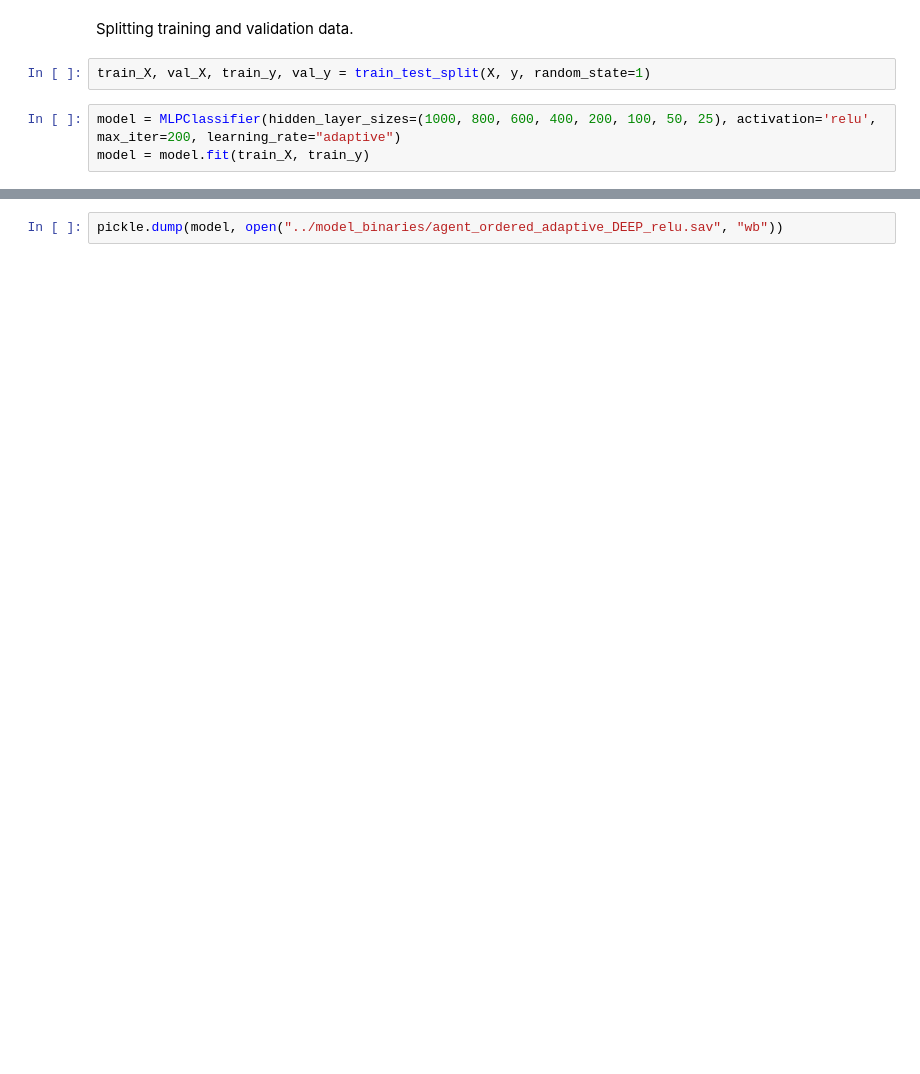
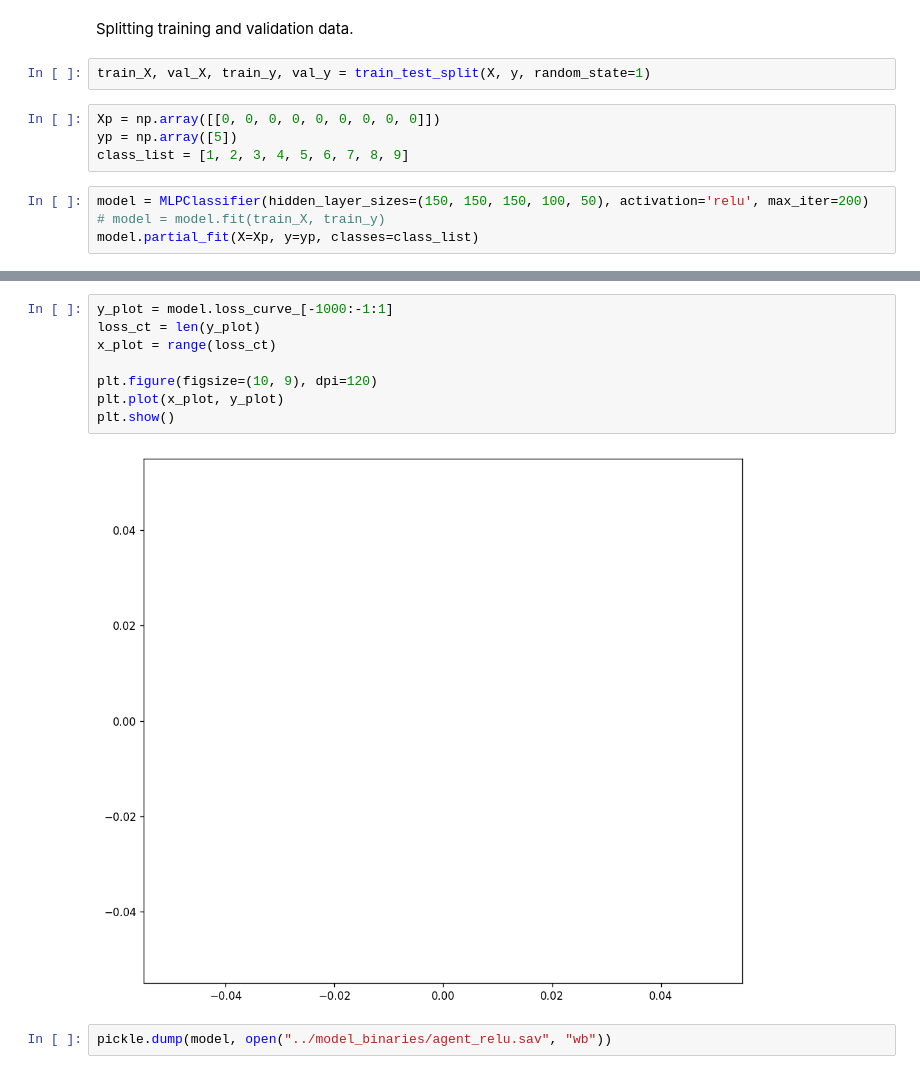
Before and after one commit to ScruffyTheMoose/TTT_ML, a Jupyter notebook: model_builds/MLP_positional_reinf.ipynb, the cells around one changed output, grey strips where cells are left out. Saved outputs shown, nothing was run; the diff lists cells and outputs as text; blank space fills up the shorter version.

Commit message:
model build notebooks for old models

```diff
--- a/model_builds/MLP_positional_reinf.ipynb
+++ b/model_builds/MLP_positional_reinf.ipynb
@@ -70,6 +73,11 @@ X, y
 Splitting training and validation data.
 # %%
 train_X, val_X, train_y, val_y = train_test_split(X, y, random_state=1)
+# %%
+Xp = np.array([[0, 0, 0, 0, 0, 0, 0, 0, 0]])
+yp = np.array([5])
+class_list = [1, 2, 3, 4, 5, 6, 7, 8, 9]
 # %%
-model = MLPClassifier(hidden_layer_sizes=(1000, 800, 600, 400, 200, 100, 50, 25), activation='relu', max_iter=200, learning_rate="adaptive")
-model = model.fit(train_X, train_y)
+model = MLPClassifier(hidden_layer_sizes=(150, 150, 150, 100, 50), activation='relu', max_iter=200)
+# model = model.fit(train_X, train_y)
+model.partial_fit(X=Xp, y=yp, classes=class_list)
@@ -82,2 +92,12 @@ accuracy_score(predictions, val_y), accuracy_score(train_preds, train_y)
+# %%
+y_plot = model.loss_curve_[-1000:-1:1]
+loss_ct = len(y_plot)
+x_plot = range(loss_ct)
+
+plt.figure(figsize=(10, 9), dpi=120)
+plt.plot(x_plot, y_plot)
+plt.show()
+# %% [output]
+[figure, added]
 # %%
-pickle.dump(model, open("../model_binaries/agent_ordered_adaptive_DEEP_relu.sav", "wb"))
+pickle.dump(model, open("../model_binaries/agent_relu.sav", "wb"))
```
Also changed, not shown: parts of 6 cells of this notebook, 1 other file.
